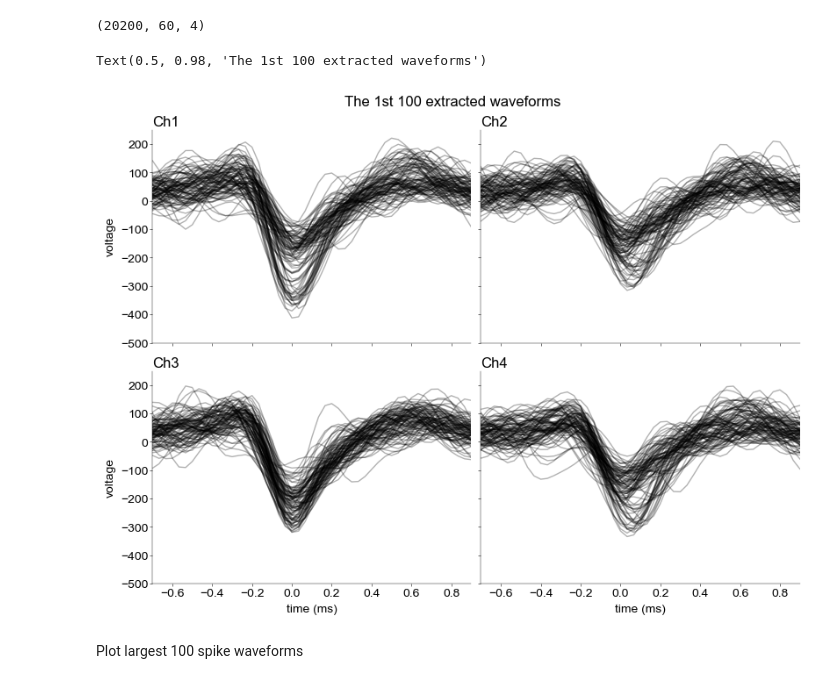
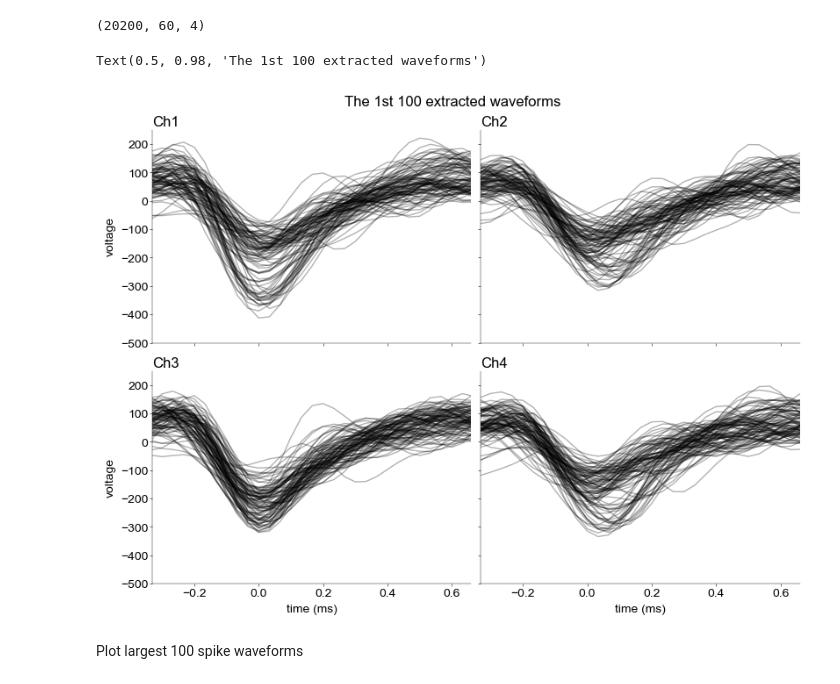
Before and after one commit to atimcenko/tu-neural-data-science, a Jupyter notebook: hw01/notebooks/CodingLab1_Alex.ipynb, the cells around one changed output. Saved outputs shown, nothing was run; the diff lists cells and outputs as text; code cells hidden in the pictures.

```diff
--- a/hw01/notebooks/CodingLab1_Alex.ipynb
+++ b/hw01/notebooks/CodingLab1_Alex.ipynb
@@ -419,35 +411,35 @@ w.shape
 mosaic = [
     ["Ch1", "Ch2"],
     ["Ch3", "Ch4"],
 ]
 fig, ax = plt.subplot_mosaic(
     mosaic=mosaic, figsize=(8, 6), layout="constrained", dpi=100
 )
 
 # -------------------------------
 # plot first 100 spikes (0.5 pts)
 # -------------------------------
-xlim = ((-0.7, 0.9))
+xlim = (-0.33, 0.66)
 # cols = ["Ch1", "Ch2", "Ch3", "Ch4"]
 for i, col in enumerate(cols):
     ax[col].set_ylim((-500, 250))
     ax[col].set_xlim(xlim)
     ax[col].set_title(col, loc="left")
     if col == "Ch3" or col == "Ch4":
         ax[col].set_xlabel("time (ms)")
     else:
         ax[col].set_xticklabels([])
     if col == "Ch1" or col == "Ch3":
         ax[col].set_ylabel("voltage")
     else:
         ax[col].set_yticklabels([])
 
     for j in range(100):
         ax[col].plot(timegrid, w[j, :, i], alpha=0.3, color='black')
 plt.suptitle("The 1st 100 extracted waveforms")
 # %% [output]
 Text(0.5, 0.98, 'The 1st 100 extracted waveforms')
-[figure, old version]
+[figure, new version]
 # %% [markdown]
 Plot largest 100 spike waveforms
 # %%
```
Also changed, not shown: parts of 7 cells of this notebook.
